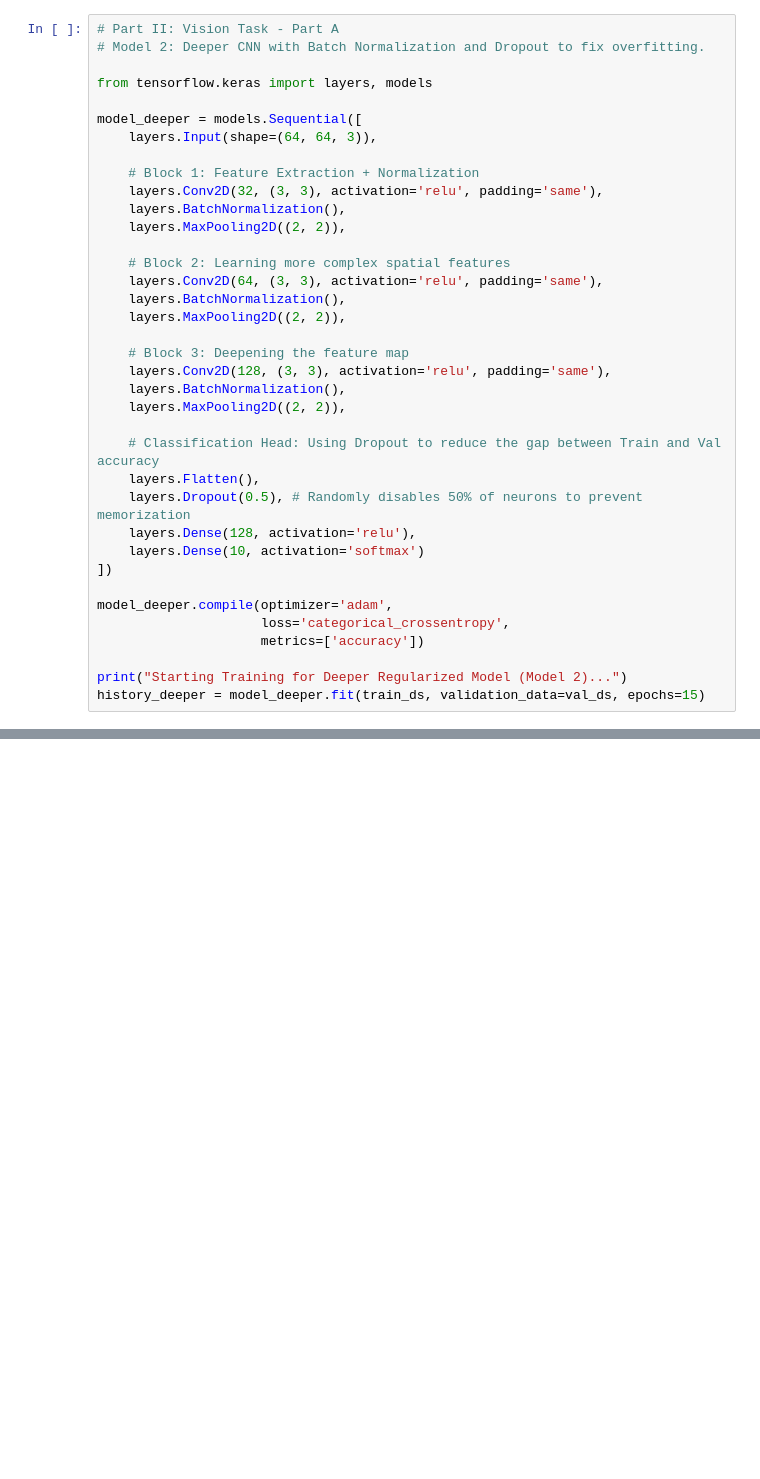
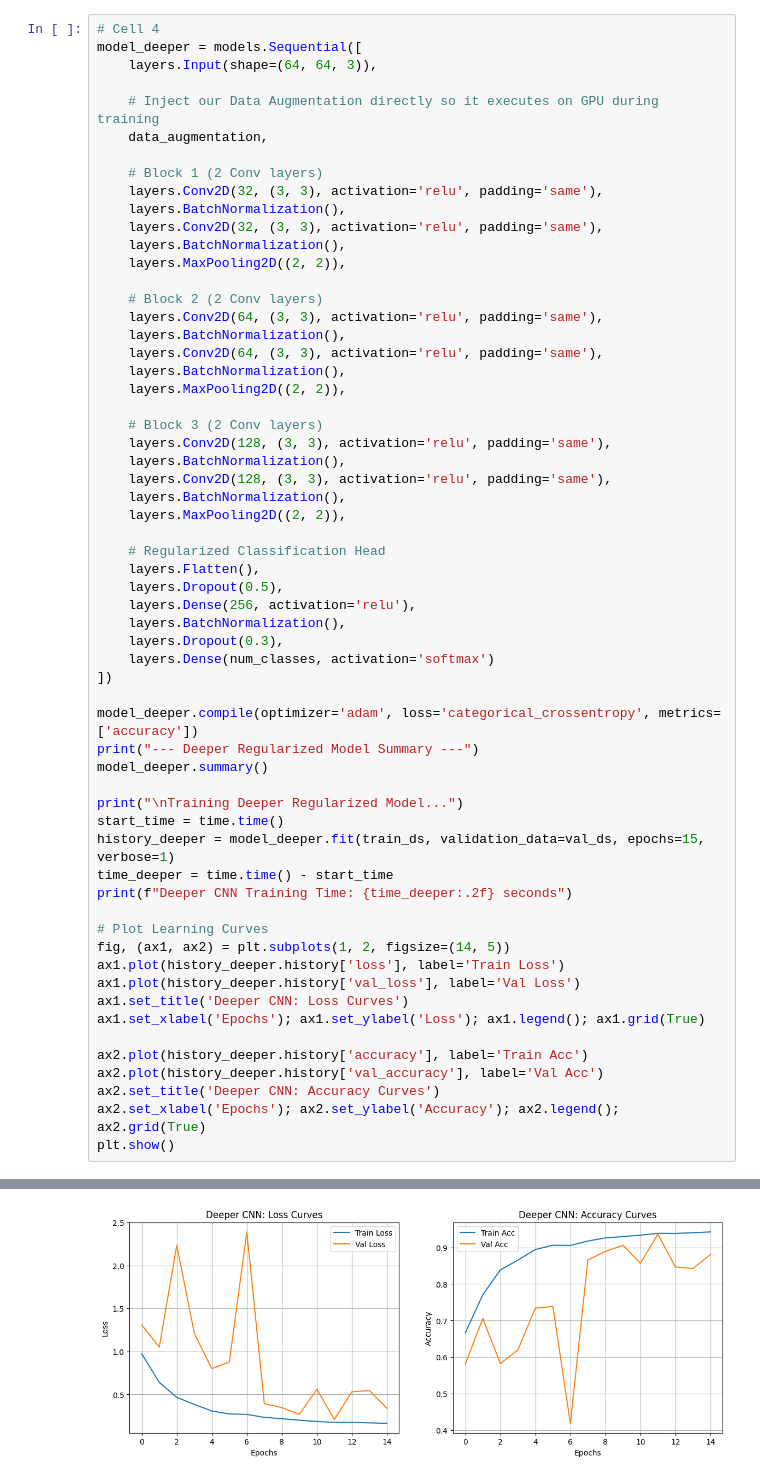
Before and after one commit to vision1011/Artificial-Intelligence-and-Machine-Learning, a Jupyter notebook: visionTask.ipynb, the cells around one changed output, grey strips where cells are left out. Cells and saved outputs as stored; diff of their text form; blank space fills up the shorter version.

```diff
--- a/visionTask.ipynb
+++ b/visionTask.ipynb
@@ -143,38 +249,61 @@ Epoch 10/10
 # %%
-# Part II: Vision Task - Part A
-# Model 2: Deeper CNN with Batch Normalization and Dropout to fix overfitting.
-
-from tensorflow.keras import layers, models
-
+# Cell 4
 model_deeper = models.Sequential([
     layers.Input(shape=(64, 64, 3)),
 
-    # Block 1: Feature Extraction + Normalization
+    # Inject our Data Augmentation directly so it executes on GPU during training
+    data_augmentation,
+
+    # Block 1 (2 Conv layers)
+    layers.Conv2D(32, (3, 3), activation='relu', padding='same'),
+    layers.BatchNormalization(),
     layers.Conv2D(32, (3, 3), activation='relu', padding='same'),
     layers.BatchNormalization(),
     layers.MaxPooling2D((2, 2)),
 
-    # Block 2: Learning more complex spatial features
+    # Block 2 (2 Conv layers)
+    layers.Conv2D(64, (3, 3), activation='relu', padding='same'),
+    layers.BatchNormalization(),
     layers.Conv2D(64, (3, 3), activation='relu', padding='same'),
     layers.BatchNormalization(),
     layers.MaxPooling2D((2, 2)),
 
-    # Block 3: Deepening the feature map
+    # Block 3 (2 Conv layers)
+    layers.Conv2D(128, (3, 3), activation='relu', padding='same'),
+    layers.BatchNormalization(),
     layers.Conv2D(128, (3, 3), activation='relu', padding='same'),
     layers.BatchNormalization(),
     layers.MaxPooling2D((2, 2)),
 
-    # Classification Head: Using Dropout to reduce the gap between Train and Val accuracy
+    # Regularized Classification Head
     layers.Flatten(),
-    layers.Dropout(0.5), # Randomly disables 50% of neurons to prevent memorization
-    layers.Dense(128, activation='relu'),
-    layers.Dense(10, activation='softmax')
+    layers.Dropout(0.5),
+    layers.Dense(256, activation='relu'),
+    layers.BatchNormalization(),
+    layers.Dropout(0.3),
+    layers.Dense(num_classes, activation='softmax')
 ])
 
-model_deeper.compile(optimizer='adam',
-                     loss='categorical_crossentropy',
-                     metrics=['accuracy'])
+model_deeper.compile(optimizer='adam', loss='categorical_crossentropy', metrics=['accuracy'])
+print("--- Deeper Regularized Model Summary ---")
+model_deeper.summary()
 
-print("Starting Training for Deeper Regularized Model (Model 2)...")
-history_deeper = model_deeper.fit(train_ds, validation_data=val_ds, epochs=15)
+print("\nTraining Deeper Regularized Model...")
+start_time = time.time()
+history_deeper = model_deeper.fit(train_ds, validation_data=val_ds, epochs=15, verbose=1)
+time_deeper = time.time() - start_time
+print(f"Deeper CNN Training Time: {time_deeper:.2f} seconds")
+
+# Plot Learning Curves
+fig, (ax1, ax2) = plt.subplots(1, 2, figsize=(14, 5))
+ax1.plot(history_deeper.history['loss'], label='Train Loss')
+ax1.plot(history_deeper.history['val_loss'], label='Val Loss')
+ax1.set_title('Deeper CNN: Loss Curves')
+ax1.set_xlabel('Epochs'); ax1.set_ylabel('Loss'); ax1.legend(); ax1.grid(True)
+
+ax2.plot(history_deeper.history['accuracy'], label='Train Acc')
+ax2.plot(history_deeper.history['val_accuracy'], label='Val Acc')
+ax2.set_title('Deeper CNN: Accuracy Curves')
+ax2.set_xlabel('Epochs'); ax2.set_ylabel('Accuracy'); ax2.legend(); ax2.grid(True)
+plt.show()
 # %% [output]
@@ -197,0 +349 @@ Epoch 15/15
+[figure, added]
```
Also changed, not shown: parts of 16 cells of this notebook.
